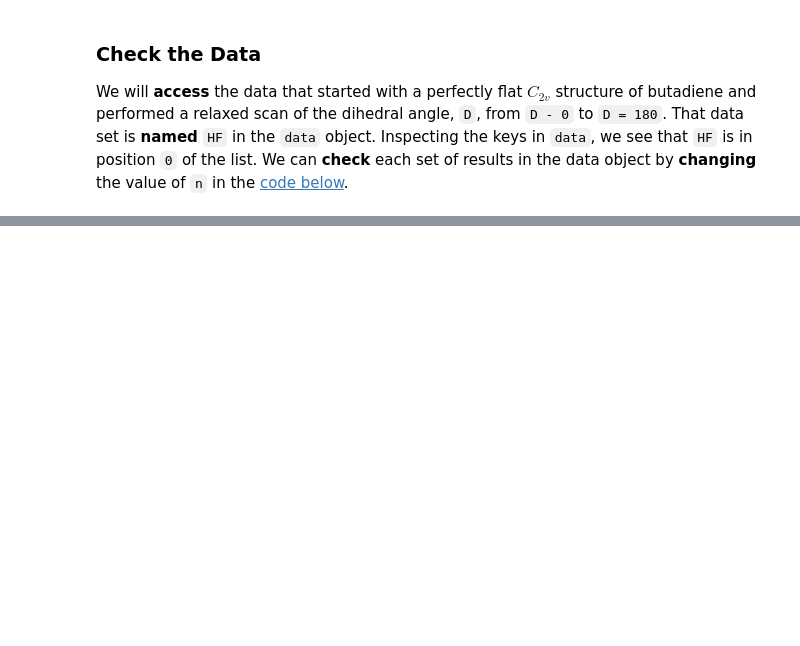
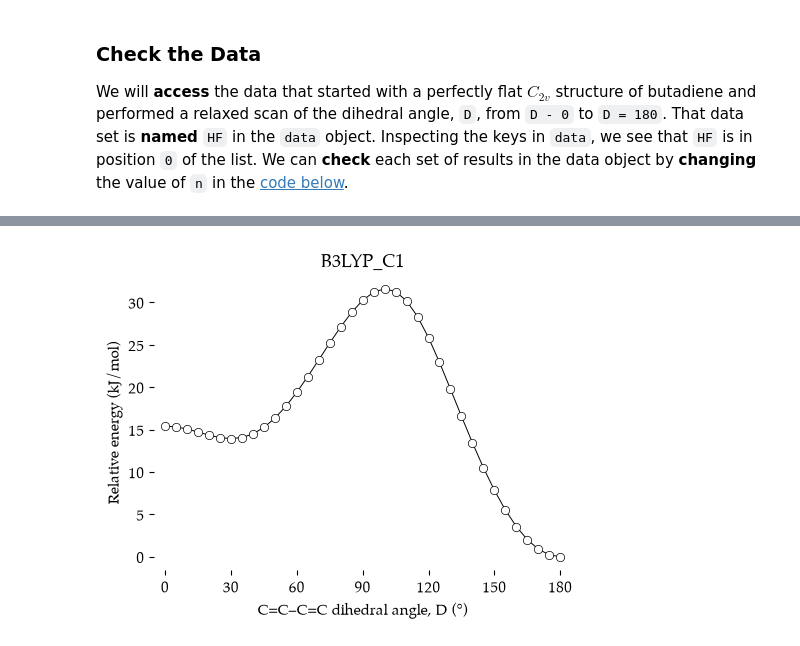
Before and after one commit to blinkletter/UsingPsi4v2, a Jupyter notebook: ch4/4C-butadiene/butadiene_plots.ipynb, the cells around one changed output, grey strips where cells are left out. Saved outputs shown, nothing was run; the diff lists cells and outputs as text; code cells hidden in the pictures; blank space fills up the shorter version.

```diff
--- a/ch4/4C-butadiene/butadiene_plots.ipynb
+++ b/ch4/4C-butadiene/butadiene_plots.ipynb
@@ -156,19 +156,19 @@ The [following code](#load-in-results-to-data-object) will load in the *json* fi
 # list of file names
 names = ["butadiene_scan_HF_631.json",
          "butadiene_scan_B3LYP-D3BJ_631GX.json",
-         "butadiene_scan_HF_631-nosym.json",
-         "butadiene_scan_B3LYP-D3BJ_631GX-nosym.json",
          "butadiene_scan_HF_631-C2.json",
          "butadiene_scan_B3LYP-D3BJ_631GX-C2.json",
          "butadiene_scan_HF_631-C2v-to-C2h.json",
-         "butadiene_scan_B3LYP-D3BJ_631GX-C2v-to-C2h.json"
+         "butadiene_scan_B3LYP-D3BJ_631GX-C2v-to-C2h.json",
+         "butadiene_scan_HF_631-nosym.json",
+         "butadiene_scan_B3LYP-D3BJ_631GX-nosym.json",
         ]
 
 # corresponding list of names for each data dictionary entry
 dict_names = ["HF", "B3LYP",
+              "HF_C2", "B3LYP_C2",
+              "HF_C2v_C2h", "B3LYP_C2v_C2h",
               "HF_C1", "B3LYP_C1",
-              "HF_C2", "B3LYP_C2",
-              "HF_C2v_C2h", "B3LYP_C2v_C2h"
               ]
 
 # make a very large data object using all the data files so that I don't
@@ -348,0 +384,34 @@ print(list(scan2[0]["var"].keys()))
+# %%
+#| label: plotting-energy-butadiene
+#| tags: [hide-input]
+#| caption: Plot of energies for rotational scan of butadiene. Data is available for four different scans and two levels of effort. Change the code to access each data set.
+
+
+n = 7  # change this number from 0 to 7 to access each scan
+
+name = list(data.keys())[n]  # get nth key in data dictionary
+scan = data[name]
+
+scan.sort(key=lambda point: point["D"])          # make sure points are in order of D
+Ds = [point["D"] for point in scan]
+Es = [point["E"] for point in scan]              # hartree
+E_min = min(Es)
+E_rel = [(E - E_min) * psi4.constants.hartree2kJmol for E in Es]       # kJ/mol relative to the lowest point
+
+
+fig, ax = plt.subplots(nrows=1, ncols=1, figsize=(5,4))
+
+ax.plot(Ds, E_rel, color="black", linewidth=0.7,
+        marker="o", markerfacecolor="white",
+        markeredgecolor="black", markeredgewidth=0.5,
+        zorder=2)
+
+ax.set_xlabel("C=C–C=C dihedral angle, D (°)")
+ax.set_ylabel("Relative energy (kJ/mol)")
+ax.set_xlim(-5, 185)
+ax.set_xticks([0,30,60,90,120,150,180])
+ax.set_title(name)
+
+plt.show()
+# %% [output]
+[figure, added]
```
Also changed, not shown: parts of 39 cells of this notebook, 3 other files.
